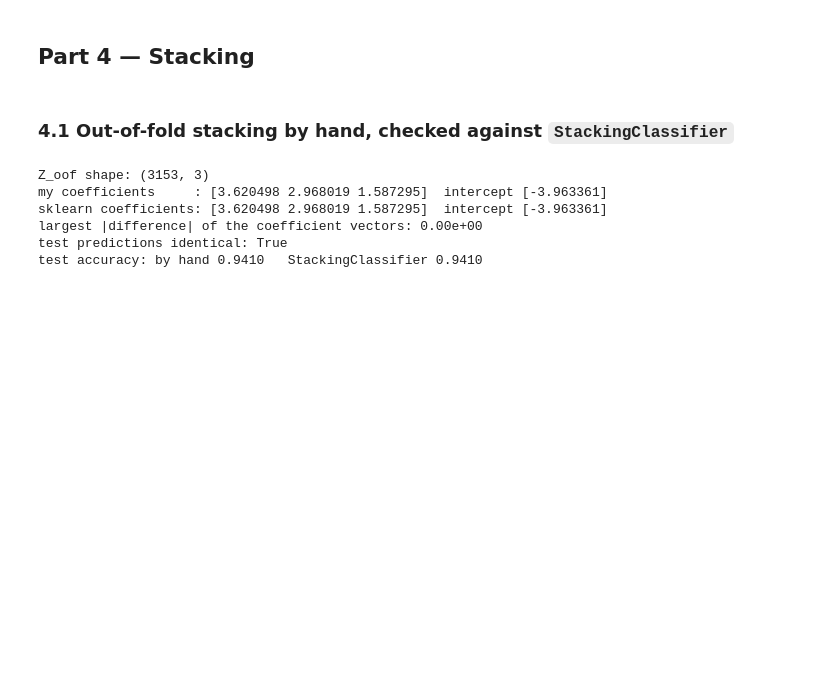
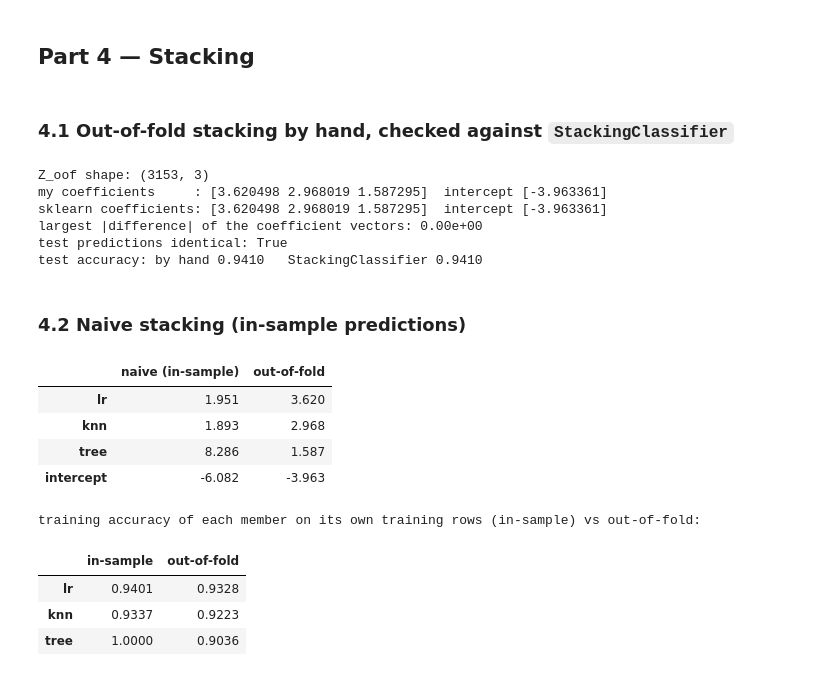
Before and after one commit to Uni-courses-CSS3004-ENG-1/task-04-ML-course, a Jupyter notebook: Imamsidikov_task4.ipynb, the cells around one changed output. Drawn from its saved outputs; the diff is of its cells as text; code cells hidden in the pictures; blank space fills up the shorter version.

Commit message:
Part 4: naive in-sample stacking, coefficient table naive vs out-of-fold
Co-Authored-By: Claude Opus 5.5 <noreply@anthropic.com>

```diff
--- a/Imamsidikov_task4.ipynb
+++ b/Imamsidikov_task4.ipynb
@@ -503,3 +503,27 @@ sklearn coefficients: [3.620498 2.968019 1.587295]  intercept [-3.963361]
 largest |difference| of the coefficient vectors: 0.00e+00
 test predictions identical: True
 test accuracy: by hand 0.9410   StackingClassifier 0.9410
+# %% [markdown]
+### 4.2 Naive stacking (in-sample predictions)
+# %%
+Z_naive = np.column_stack([clone(m).fit(X_train, y_train).predict_proba(X_train)[:, 1] for _, m in members])
+meta_naive = LogisticRegression().fit(Z_naive, y_train)
+coef_table = pd.DataFrame({"naive (in-sample)": meta_naive.coef_.ravel(),
+                           "out-of-fold": meta_oof.coef_.ravel()}, index=names)
+coef_table.loc["intercept"] = [meta_naive.intercept_[0], meta_oof.intercept_[0]]
+display(coef_table.round(3))
+print("training accuracy of each member on its own training rows (in-sample) vs out-of-fold:")
+display(pd.DataFrame({"in-sample": [np.mean((Z_naive[:, j] >= 0.5) == y_train) for j in range(3)],
+                      "out-of-fold": [np.mean((Z_oof[:, j] >= 0.5) == y_train) for j in range(3)]},
+                     index=names).round(4))
+# %% [output]
+|  | naive (in-sample) | out-of-fold |
+| lr | 1.951 | 3.620 |
+| knn | 1.893 | 2.968 |
+| tree | 8.286 | 1.587 |
+| intercept | -6.082 | -3.963 |
+training accuracy of each member on its own training rows (in-sample) vs out-of-fold:
+|  | in-sample | out-of-fold |
+| lr | 0.9401 | 0.9328 |
+| knn | 0.9337 | 0.9223 |
+| tree | 1.0000 | 0.9036 |
```
